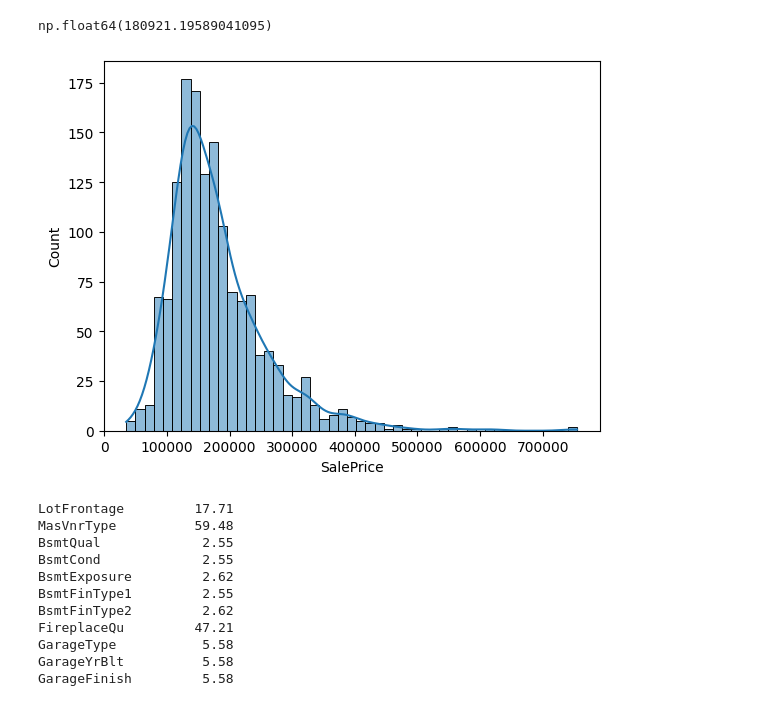
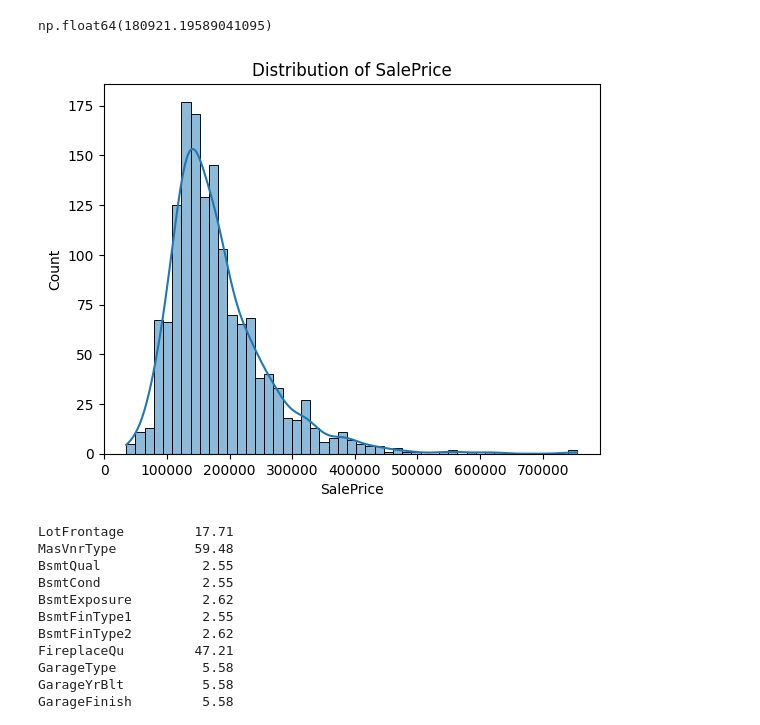
Before and after one commit to Mc5obiza/house-prices-advanced-regression-techniques, a Jupyter notebook: model.ipynb, the cells around one changed output. Saved outputs shown, nothing was run; the diff lists cells and outputs as text; code cells hidden in the pictures.

```diff
--- a/model.ipynb
+++ b/model.ipynb
@@ -37,7 +39,8 @@ df['SalePrice'].mean()
 np.float64(180921.19589041095)
 # %%
 sns.histplot(df,x='SalePrice',kde=True)
+plt.title('Distribution of SalePrice')
 plt.show()
 # %% [output]
-[figure, old version]
+[figure, new version]
 # %%
```
Also changed, not shown: parts of 14 cells of this notebook.
